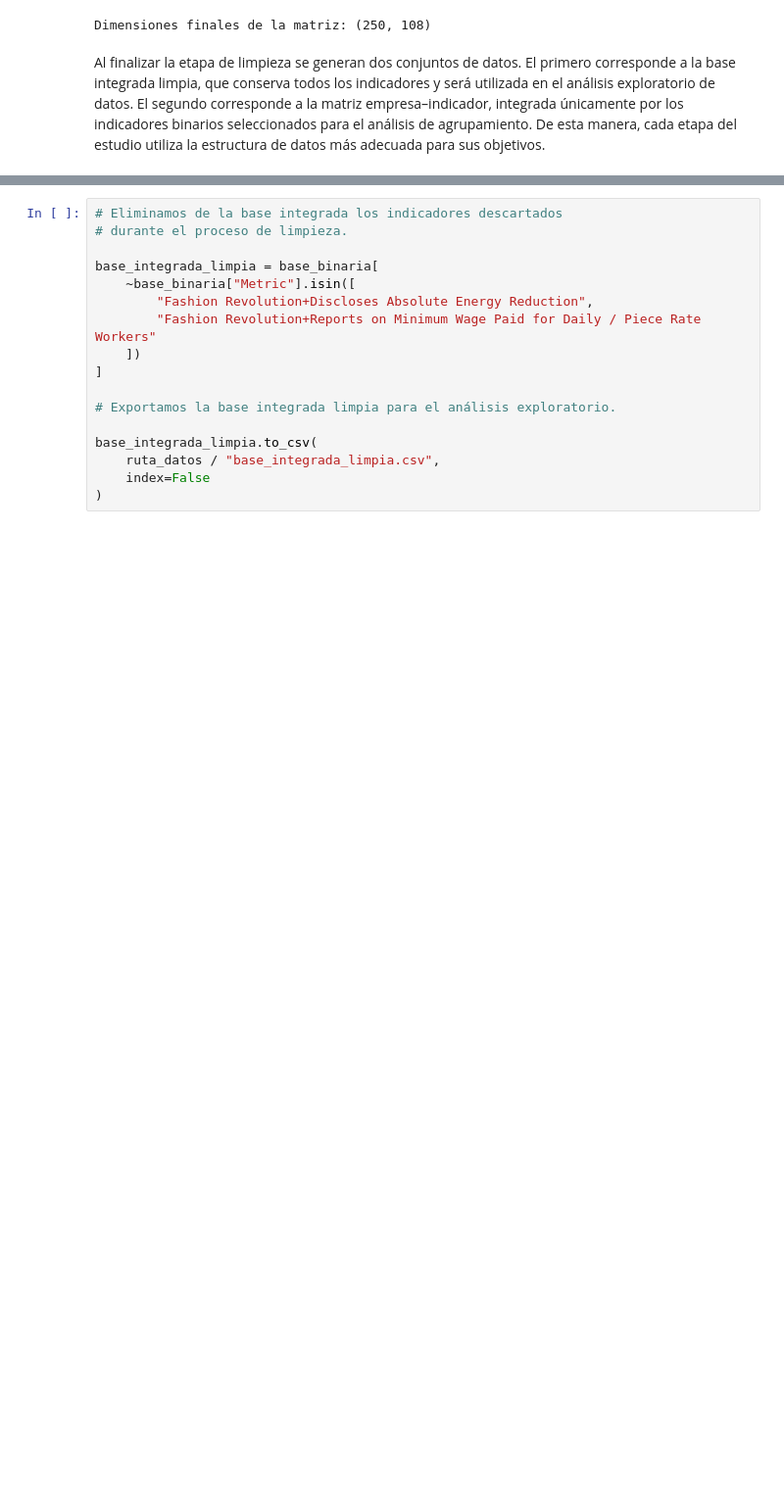
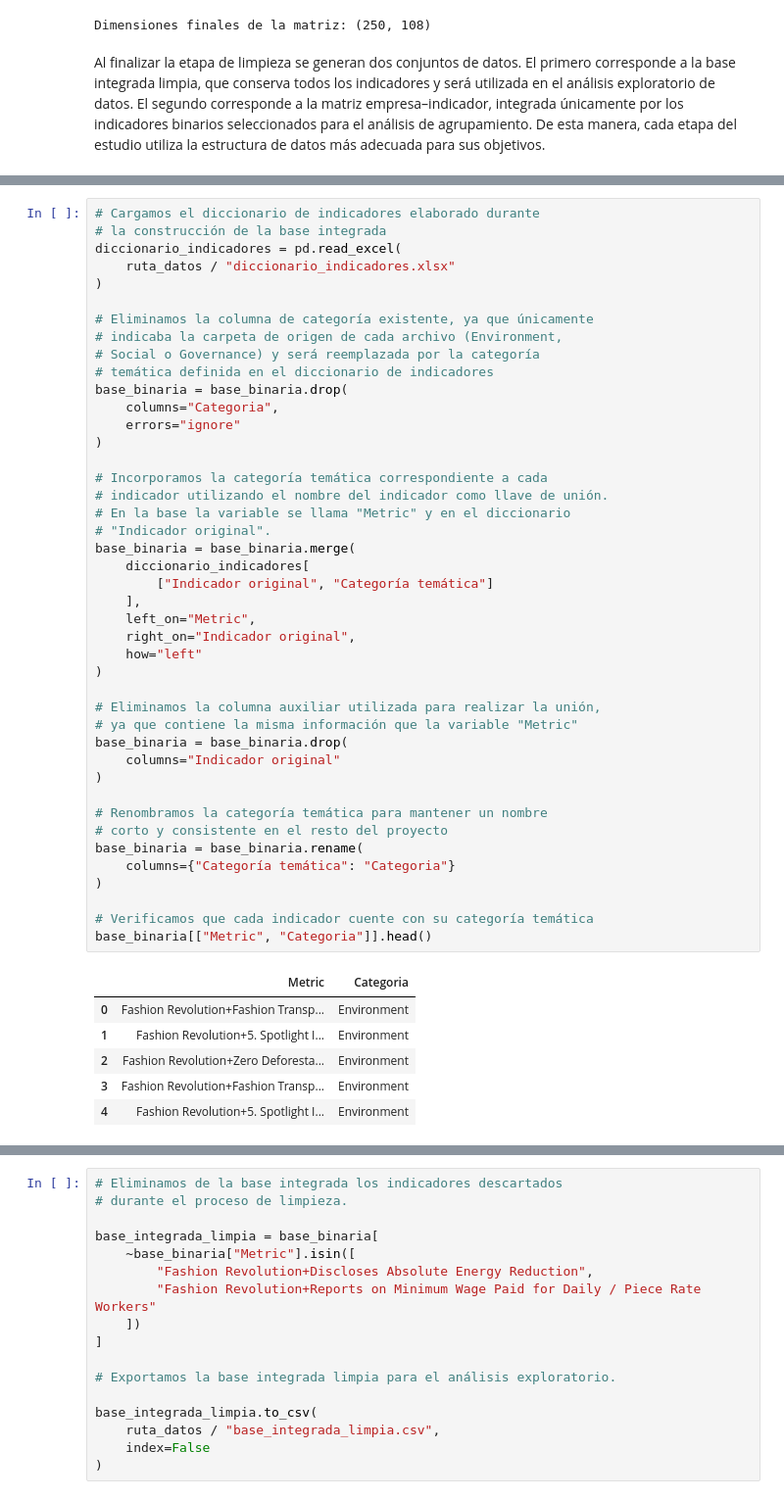
Before and after one commit to avrilsalazarrodriguez/fashion-transparency-index-2023, a Jupyter notebook: scripts/02_Limpieza_y_selección_de_variables.ipynb, the cells around one changed output, grey strips where cells are left out. Shown at 98% size. Drawn from its saved outputs; the diff is of its cells as text; blank space fills up the shorter version.

```diff
--- a/scripts/02_Limpieza_y_selección_de_variables.ipynb
+++ b/scripts/02_Limpieza_y_selección_de_variables.ipynb
@@ -401,0 +406,50 @@ Al finalizar la etapa de limpieza se generan dos conjuntos de datos. El primero
+# %%
+# Cargamos el diccionario de indicadores elaborado durante
+# la construcción de la base integrada
+diccionario_indicadores = pd.read_excel(
+    ruta_datos / "diccionario_indicadores.xlsx"
+)
+
+# Eliminamos la columna de categoría existente, ya que únicamente
+# indicaba la carpeta de origen de cada archivo (Environment,
+# Social o Governance) y será reemplazada por la categoría
+# temática definida en el diccionario de indicadores
+base_binaria = base_binaria.drop(
+    columns="Categoria",
+    errors="ignore"
+)
+
+# Incorporamos la categoría temática correspondiente a cada
+# indicador utilizando el nombre del indicador como llave de unión.
+# En la base la variable se llama "Metric" y en el diccionario
+# "Indicador original".
+base_binaria = base_binaria.merge(
+    diccionario_indicadores[
+        ["Indicador original", "Categoría temática"]
+    ],
+    left_on="Metric",
+    right_on="Indicador original",
+    how="left"
+)
+
+# Eliminamos la columna auxiliar utilizada para realizar la unión,
+# ya que contiene la misma información que la variable "Metric"
+base_binaria = base_binaria.drop(
+    columns="Indicador original"
+)
+
+# Renombramos la categoría temática para mantener un nombre
+# corto y consistente en el resto del proyecto
+base_binaria = base_binaria.rename(
+    columns={"Categoría temática": "Categoria"}
+)
+
+# Verificamos que cada indicador cuente con su categoría temática
+base_binaria[["Metric", "Categoria"]].head()
+# %% [output]
+|  | Metric | Categoria |
+| 0 | Fashion Revolution+Fashion Transp... | Environment |
+| 1 | Fashion Revolution+5. Spotlight I... | Environment |
+| 2 | Fashion Revolution+Zero Deforesta... | Environment |
+| 3 | Fashion Revolution+Fashion Transp... | Environment |
+| 4 | Fashion Revolution+5. Spotlight I... | Environment |
```
Also changed, not shown: parts of 4 cells of this notebook, 11 other files.
